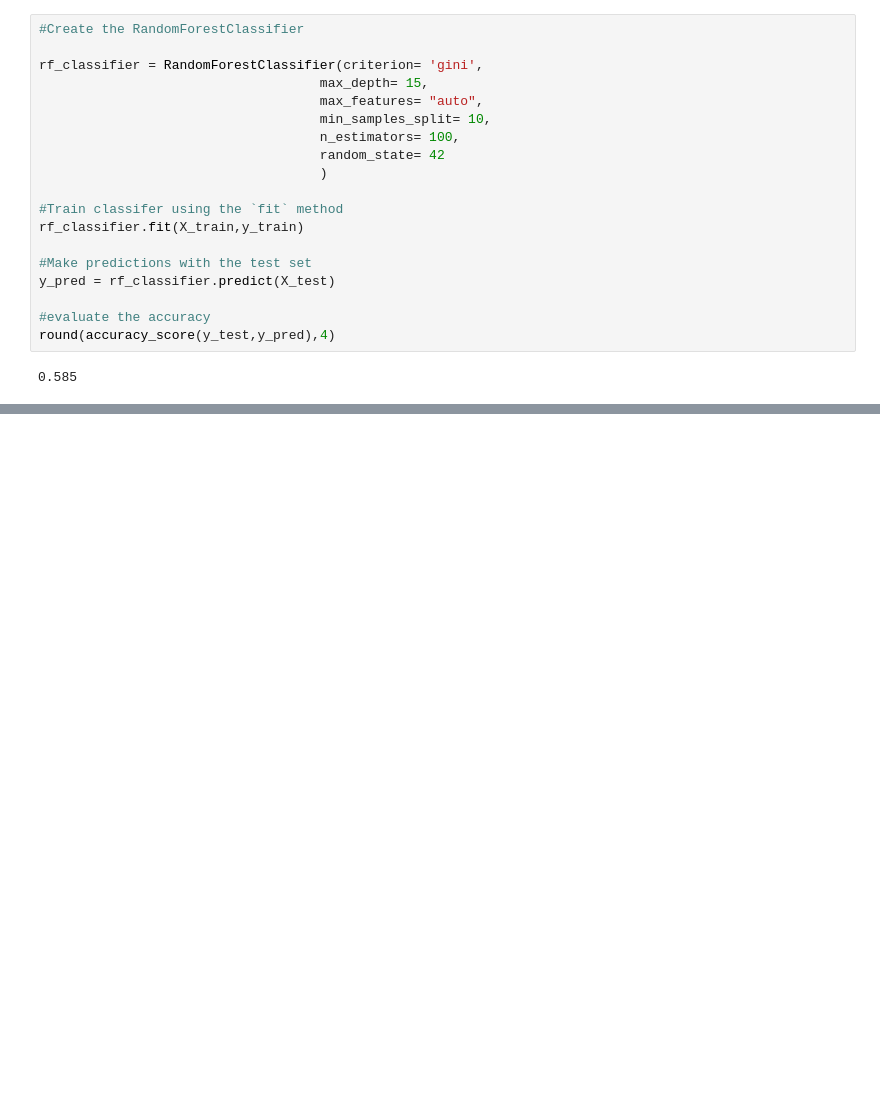
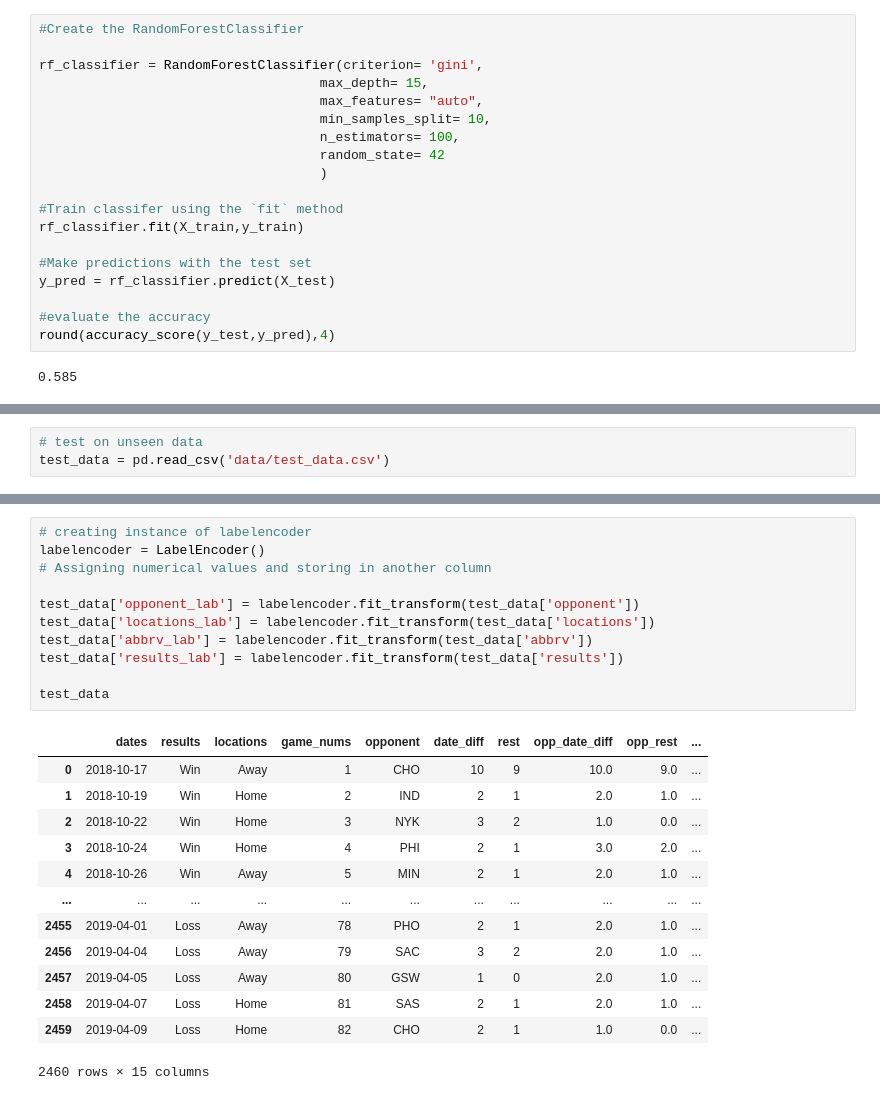
Before and after one commit to Jonlittle27/NBA_Rest, a Jupyter notebook: model.ipynb, the cells around one changed output, grey strips where cells are left out. Saved outputs shown, nothing was run; the diff lists cells and outputs as text; blank space fills up the shorter version.

```diff
--- a/model.ipynb
+++ b/model.ipynb
@@ -219,0 +210,3 @@ NameError: name 'Pipeline' is not defined
+# %%
+# test on unseen data
+test_data = pd.read_csv('data/test_data.csv')
@@ -219,0 +243,25 @@ NameError: name 'Pipeline' is not defined
+# %%
+# creating instance of labelencoder
+labelencoder = LabelEncoder()
+# Assigning numerical values and storing in another column
+
+test_data['opponent_lab'] = labelencoder.fit_transform(test_data['opponent'])
+test_data['locations_lab'] = labelencoder.fit_transform(test_data['locations'])
+test_data['abbrv_lab'] = labelencoder.fit_transform(test_data['abbrv'])
+test_data['results_lab'] = labelencoder.fit_transform(test_data['results'])
+
+test_data
+# %% [output]
+|  | dates | results | locations | game_nums | opponent | date_diff | rest | opp_date_diff | opp_rest | ... |
+| 0 | 2018-10-17 | Win | Away | 1 | CHO | 10 | 9 | 10.0 | 9.0 | ... |
+| 1 | 2018-10-19 | Win | Home | 2 | IND | 2 | 1 | 2.0 | 1.0 | ... |
+| 2 | 2018-10-22 | Win | Home | 3 | NYK | 3 | 2 | 1.0 | 0.0 | ... |
+| 3 | 2018-10-24 | Win | Home | 4 | PHI | 2 | 1 | 3.0 | 2.0 | ... |
+| 4 | 2018-10-26 | Win | Away | 5 | MIN | 2 | 1 | 2.0 | 1.0 | ... |
+| ... | ... | ... | ... | ... | ... | ... | ... | ... | ... | ... |
+| 2455 | 2019-04-01 | Loss | Away | 78 | PHO | 2 | 1 | 2.0 | 1.0 | ... |
+| 2456 | 2019-04-04 | Loss | Away | 79 | SAC | 3 | 2 | 2.0 | 1.0 | ... |
+| 2457 | 2019-04-05 | Loss | Away | 80 | GSW | 1 | 0 | 2.0 | 1.0 | ... |
+| 2458 | 2019-04-07 | Loss | Home | 81 | SAS | 2 | 1 | 2.0 | 1.0 | ... |
+| 2459 | 2019-04-09 | Loss | Home | 82 | CHO | 2 | 1 | 1.0 | 0.0 | ... |
+2460 rows × 15 columns
```
Also changed, not shown: parts of 13 cells of this notebook, 14 other files.
